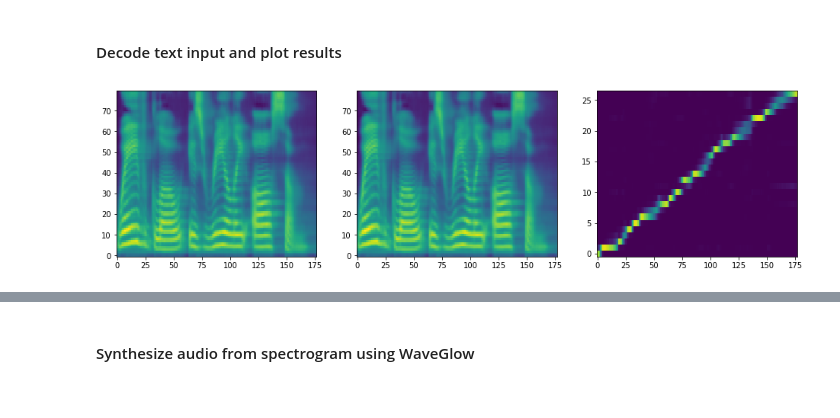
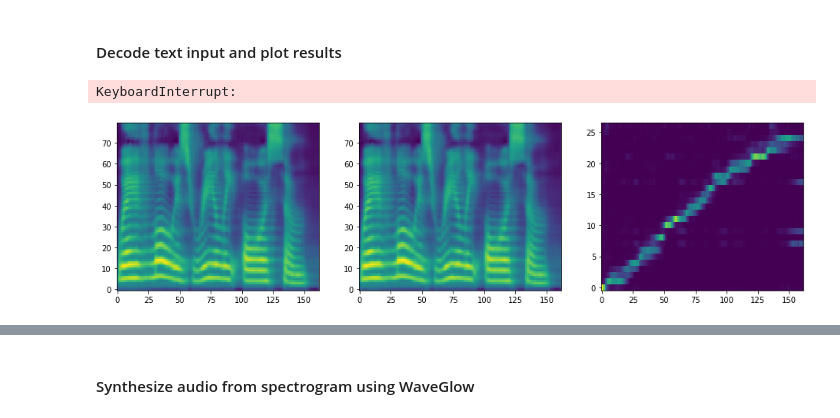
Before and after one commit to Brechard/GANtron, a Jupyter notebook: inference.ipynb, the cells around one changed output, grey strips where cells are left out. Drawn from its saved outputs; the diff is of its cells as text; code cells hidden in the pictures.

```diff
--- a/inference.ipynb
+++ b/inference.ipynb
@@ -36,10 +39,10 @@ hparams.sampling_rate = 22050
 # %% [markdown]
 #### Load model from checkpoint
 # %%
-checkpoint_path = "tacotron2_statedict.pt"
-model = load_model(hparams)
+checkpoint_path = "iter=92000_val-loss=0.341524.cktp"
+model, _ = load_model(hparams)
 model.load_state_dict(torch.load(checkpoint_path)['state_dict'])
-_ = model.cuda().eval().half()
+_ = model.cuda().eval()
 # %% [markdown]
 #### Load WaveGlow for mel2audio synthesis and denoiser
 # %%
@@ -64,4 +67,11 @@ plot_data((mel_outputs.float().data.cpu().numpy()[0],
            mel_outputs_postnet.float().data.cpu().numpy()[0],
            alignments.float().data.cpu().numpy()[0].T))
 # %% [output]
-[figure, removed]
+KeyboardInterrupt:
+# %%
+mel_outputs, mel_outputs_postnet, _, alignments = model.inference(sequence)
+plot_data((mel_outputs.float().data.cpu().numpy()[0],
+           mel_outputs_postnet.float().data.cpu().numpy()[0],
+           alignments.float().data.cpu().numpy()[0].T))
+# %% [output]
+[figure, added]
```
Also changed, not shown: parts of 5 cells of this notebook, 3 other files.
